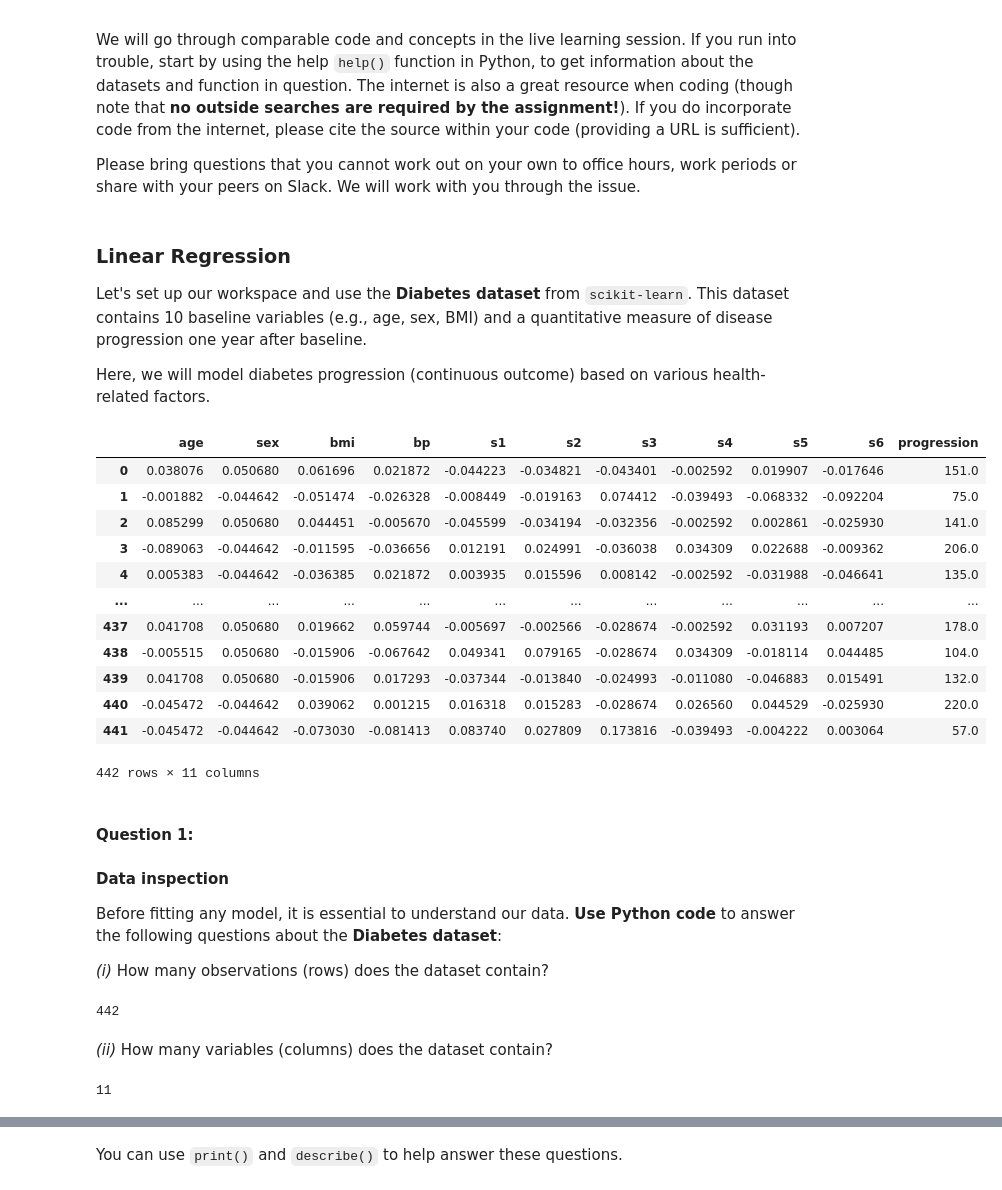
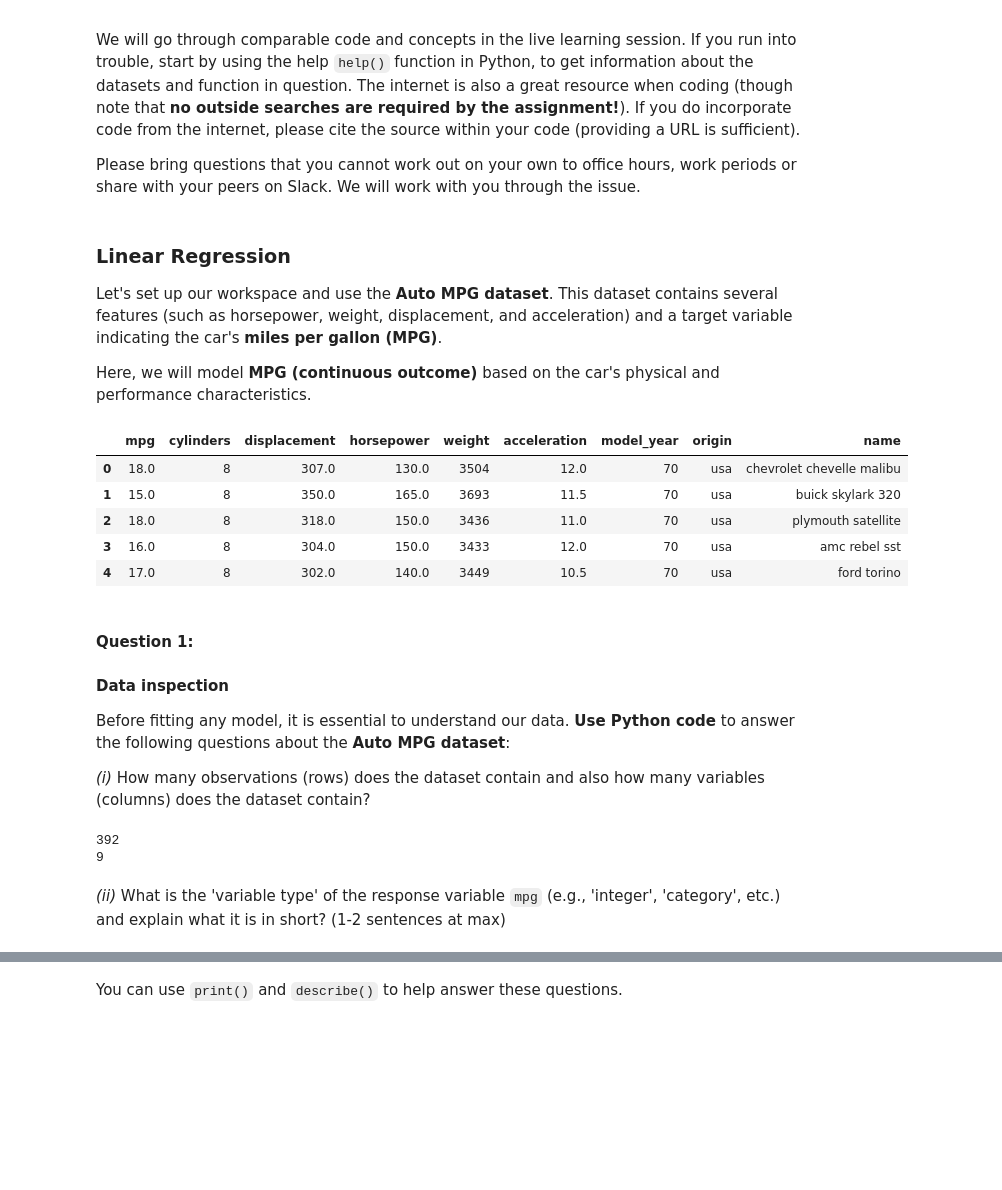
Before and after one commit to funny-carrot/applying_statistical_concepts, a Jupyter notebook: 02_activities/assignments/comp_assignment_2.ipynb, the cells around one changed output, grey strips where cells are left out. Drawn from its saved outputs; the diff is of its cells as text; code cells hidden in the pictures; blank space fills up the shorter version.

```diff
--- a/02_activities/assignments/comp_assignment_2.ipynb
+++ b/02_activities/assignments/comp_assignment_2.ipynb
@@ -9,9 +9,9 @@ Please bring questions that you cannot work out on your own to office hours, wor
 # %% [markdown]
 ### Linear Regression
 
-Let's set up our workspace and use the **Diabetes dataset** from `scikit-learn`. This dataset contains 10 baseline variables (e.g., age, sex, BMI) and a quantitative measure of disease progression one year after baseline.
+Let's set up our workspace and use the **Auto MPG dataset**. This dataset contains several features (such as horsepower, weight, displacement, and acceleration) and a target variable indicating the car's **miles per gallon (MPG)**.
 
-Here, we will model diabetes progression (continuous outcome) based on various health-related factors.
+Here, we will model **MPG (continuous outcome)** based on the car's physical and performance characteristics.
 # %%
 # Import standard libraries
 import pandas as pd
@@ -22,50 +21,36 @@ from sklearn.model_selection import train_test_split
 from sklearn.linear_model import LinearRegression
 from sklearn.metrics import mean_squared_error
 # %%
-from sklearn.datasets import load_diabetes
+import seaborn as sns
 
-# Load the diabetes dataset
-diabetes_data = load_diabetes()
+# Load the Auto MPG dataset
+mpg_data = sns.load_dataset('mpg')
 
-# Convert to DataFrame
-diabetes_df = pd.DataFrame(diabetes_data.data, columns=diabetes_data.feature_names)
-
-# Bind the disease progression (diabetes target) to the DataFrame
-diabetes_df['progression'] = diabetes_data.target
-
+# Drop rows with missing values
+mpg_data = mpg_data.dropna(subset=['mpg', 'horsepower', 'weight', 'displacement'])
 
 # Display the DataFrame
-diabetes_df
+mpg_data.head()
 # %% [output]
-|  | age | sex | bmi | bp | s1 | s2 | s3 | s4 | s5 | s6 | progression |
-| 0 | 0.038076 | 0.050680 | 0.061696 | 0.021872 | -0.044223 | -0.034821 | -0.043401 | -0.002592 | 0.019907 | -0.017646 | 151.0 |
-| 1 | -0.001882 | -0.044642 | -0.051474 | -0.026328 | -0.008449 | -0.019163 | 0.074412 | -0.039493 | -0.068332 | -0.092204 | 75.0 |
-| 2 | 0.085299 | 0.050680 | 0.044451 | -0.005670 | -0.045599 | -0.034194 | -0.032356 | -0.002592 | 0.002861 | -0.025930 | 141.0 |
-| 3 | -0.089063 | -0.044642 | -0.011595 | -0.036656 | 0.012191 | 0.024991 | -0.036038 | 0.034309 | 0.022688 | -0.009362 | 206.0 |
-| 4 | 0.005383 | -0.044642 | -0.036385 | 0.021872 | 0.003935 | 0.015596 | 0.008142 | -0.002592 | -0.031988 | -0.046641 | 135.0 |
-| ... | ... | ... | ... | ... | ... | ... | ... | ... | ... | ... | ... |
-| 437 | 0.041708 | 0.050680 | 0.019662 | 0.059744 | -0.005697 | -0.002566 | -0.028674 | -0.002592 | 0.031193 | 0.007207 | 178.0 |
-| 438 | -0.005515 | 0.050680 | -0.015906 | -0.067642 | 0.049341 | 0.079165 | -0.028674 | 0.034309 | -0.018114 | 0.044485 | 104.0 |
-| 439 | 0.041708 | 0.050680 | -0.015906 | 0.017293 | -0.037344 | -0.013840 | -0.024993 | -0.011080 | -0.046883 | 0.015491 | 132.0 |
-| 440 | -0.045472 | -0.044642 | 0.039062 | 0.001215 | 0.016318 | 0.015283 | -0.028674 | 0.026560 | 0.044529 | -0.025930 | 220.0 |
-| 441 | -0.045472 | -0.044642 | -0.073030 | -0.081413 | 0.083740 | 0.027809 | 0.173816 | -0.039493 | -0.004222 | 0.003064 | 57.0 |
+|  | mpg | cylinders | displacement | horsepower | weight | acceleration | model_year | origin | name |
+| 0 | 18.0 | 8 | 307.0 | 130.0 | 3504 | 12.0 | 70 | usa | chevrolet chevelle malibu |
+| 1 | 15.0 | 8 | 350.0 | 165.0 | 3693 | 11.5 | 70 | usa | buick skylark 320 |
+| 2 | 18.0 | 8 | 318.0 | 150.0 | 3436 | 11.0 | 70 | usa | plymouth satellite |
+| 3 | 16.0 | 8 | 304.0 | 150.0 | 3433 | 12.0 | 70 | usa | amc rebel sst |
+| 4 | 17.0 | 8 | 302.0 | 140.0 | 3449 | 10.5 | 70 | usa | ford torino |
-442 rows × 11 columns
 # %% [markdown]
 #### **Question 1:**
 #### Data inspection
 
-Before fitting any model, it is essential to understand our data. **Use Python code** to answer the following questions about the **Diabetes dataset**:
+Before fitting any model, it is essential to understand our data. **Use Python code** to answer the following questions about the **Auto MPG dataset**:
 
-_(i)_ How many observations (rows) does the dataset contain?
+_(i)_ How many observations (rows) does the dataset contain and also how many variables (columns) does the dataset contain?
-# %%
-num_rows = diabetes_df.shape[0]
-print(num_rows)
-# %% [output]
-442
+# %%
+rows, columns = mpg_data.shape
+print(rows)
+print(columns)
+# %% [output]
+392
+9
 # %% [markdown]
-_(ii)_ How many variables (columns) does the dataset contain?
+_(ii)_ What is the 'variable type' of the response variable `mpg` (e.g., 'integer', 'category', etc.) and explain what it is in short? (1-2 sentences at max)
-# %%
-num_columns = diabetes_df.shape[1]
-print(num_columns)
-# %% [output]
-11
```
Also changed, not shown: parts of 25 cells of this notebook.
